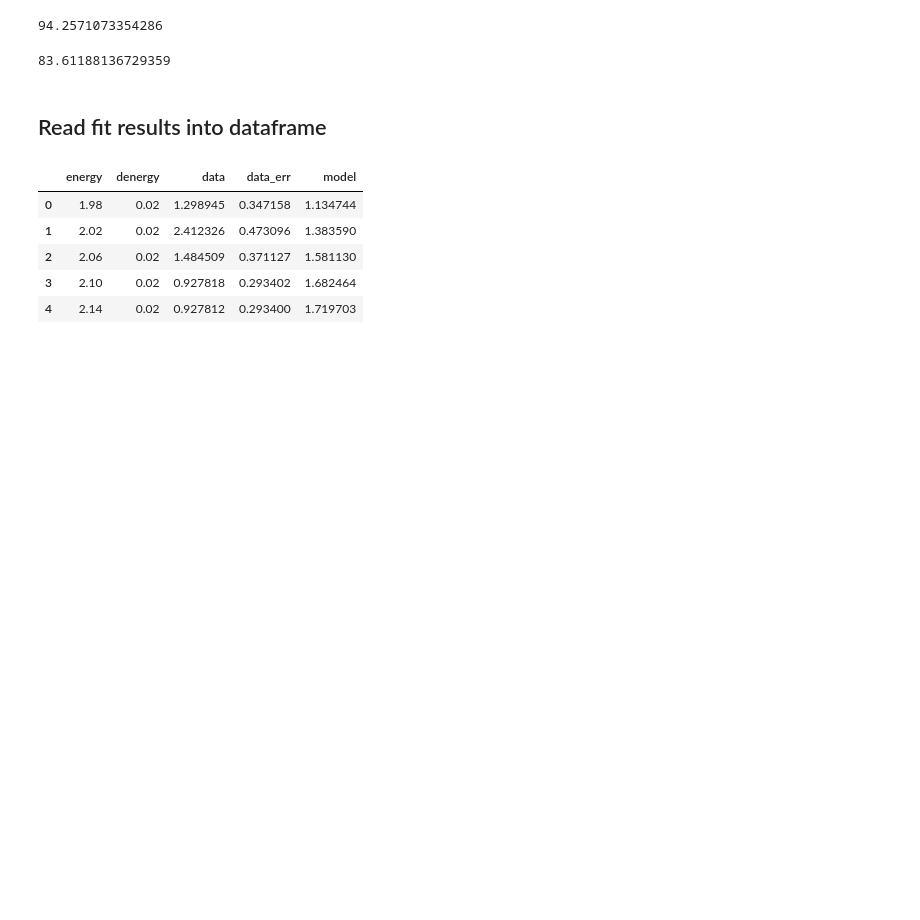
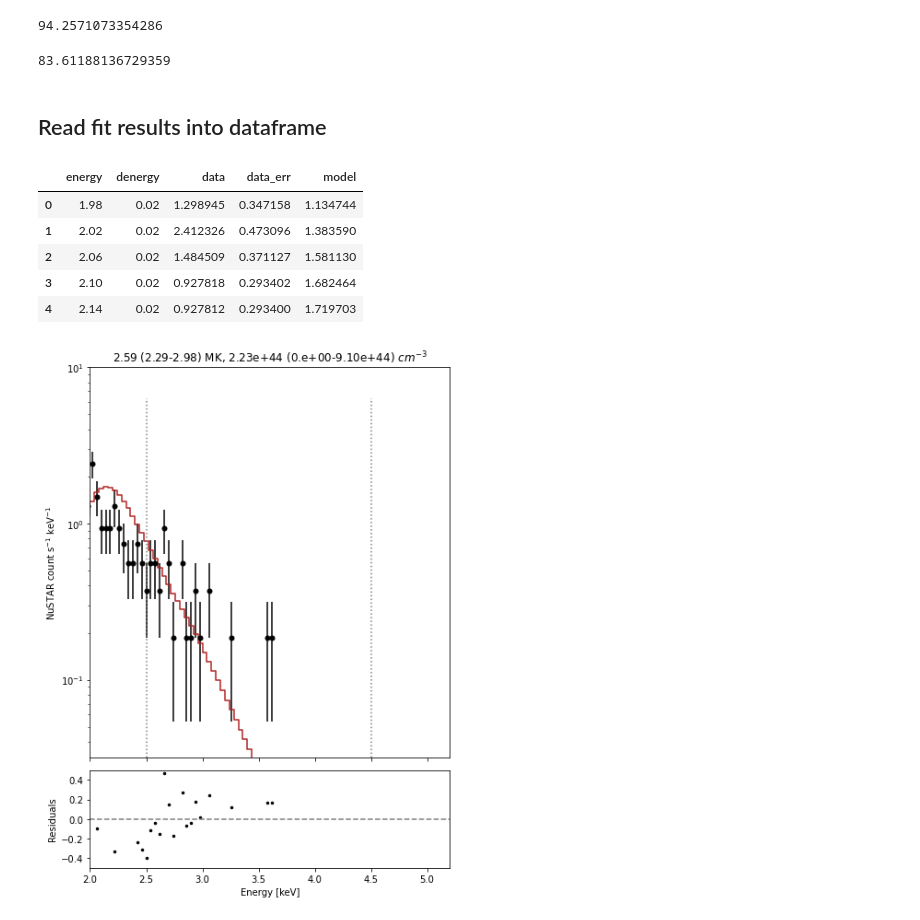
Before and after one commit to elastufka/solar_all_purpose, a Jupyter notebook: pyXspec test.ipynb, the cells around one changed output. Drawn from its saved outputs; the diff is of its cells as text; code cells hidden in the pictures; blank space fills up the shorter version.

```diff
--- a/pyXspec test.ipynb
+++ b/pyXspec test.ipynb
@@ -132,6 +136,38 @@ emuerr=np.format_float_scientific(EM_ubound,precision=2)
 title=f"{tempfit} ({tlerr}-{tuerr}) MK, {emfit} ({emlerr}-{emuerr}) cm<sup>-3</sup>"
 # %%
 dfp=df_ld.replace(0.0,np.nan) #don't plot zeros
+# %%
+#do in matplotlib so it shows up in github
+fig,axs=plt.subplots(2,1,figsize=(7,10),gridspec_kw=dict( height_ratios=[4,1],hspace=0.05))
+
+axs[0].errorbar(dfp.energy,dfp.data,yerr=dfp.data_err,ms=5,color='k',fmt='o')
+axs[0].plot(dfp.energy,dfp.model,color='firebrick',drawstyle='steps-mid')
+axs[0].set_ylabel('NuSTAR count s$^{-1}$ keV$^{-1}$')
+ylim=[10**(-1.5),10**1]
+xlim=[2,5.2]
+axs[0].set_ylim(ylim)
+axs[0].set_yscale('log')
+for aa in axs:
+    aa.set_xlim(xlim)
+    aa.label_outer()
+
+axs[0].set_title(title[:-15]+'$cm^{-3}$')
+
+fiter=[fitstart,fitend]
+axs[0].plot([fiter[0],fiter[0]],[ylim[0],10**(0.8*np.log10(ylim[1]))],':',color='grey')
+axs[0].plot([fiter[1],fiter[1]],[ylim[0],10**(0.8*np.log10(ylim[1]))],':',color='grey')
+
+# Calculate and plot the residuals on the bottom plot
+resid=(dfp.data-dfp.model)
+axs[1].plot(dfp.energy,resid,'.',ms=5,color='k')
+axs[1].set_ylim([-.5,.5])
+axs[1].set_xlabel('Energy [keV]')
+axs[1].plot(xlim,[0,0],'--',color='grey')
+axs[1].set_ylabel('Residuals')
+
+plt.show()
+# %% [output]
+[figure, added]
 # %%
 #okay but let's do this in Plotly
 fig = make_subplots(rows=2, cols=1, start_cell="top-left",shared_xaxes=True,row_heights=[.6,.3],vertical_spacing=.05)
```
Also changed, not shown: parts of 1 cell of this notebook, 1 other file.
